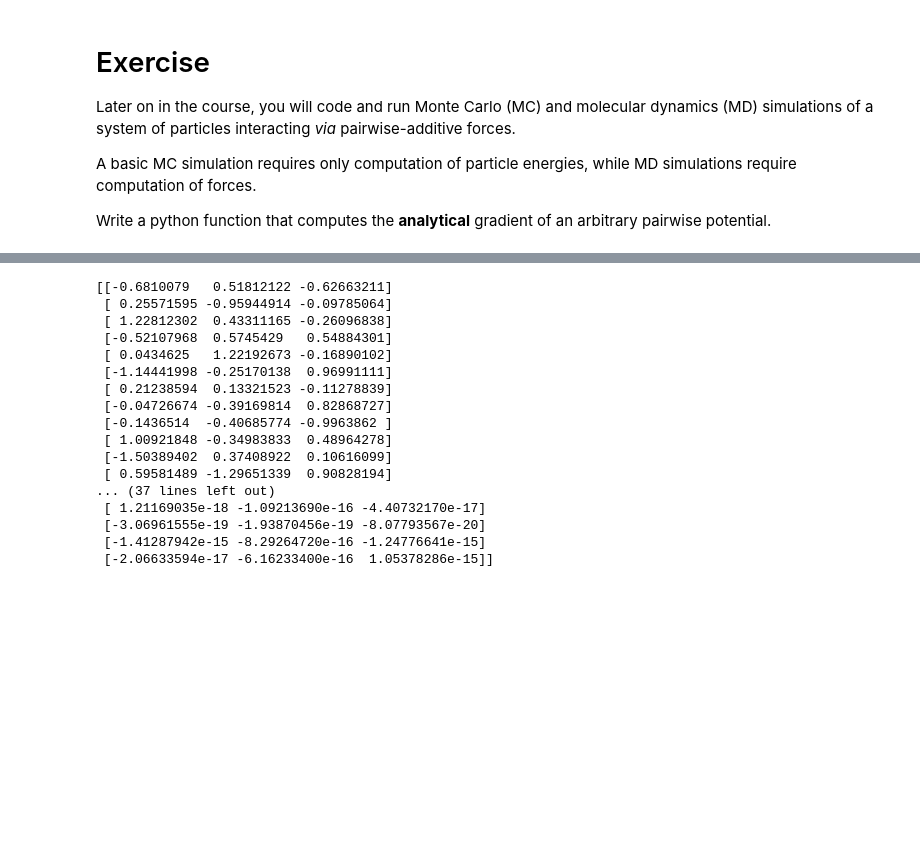
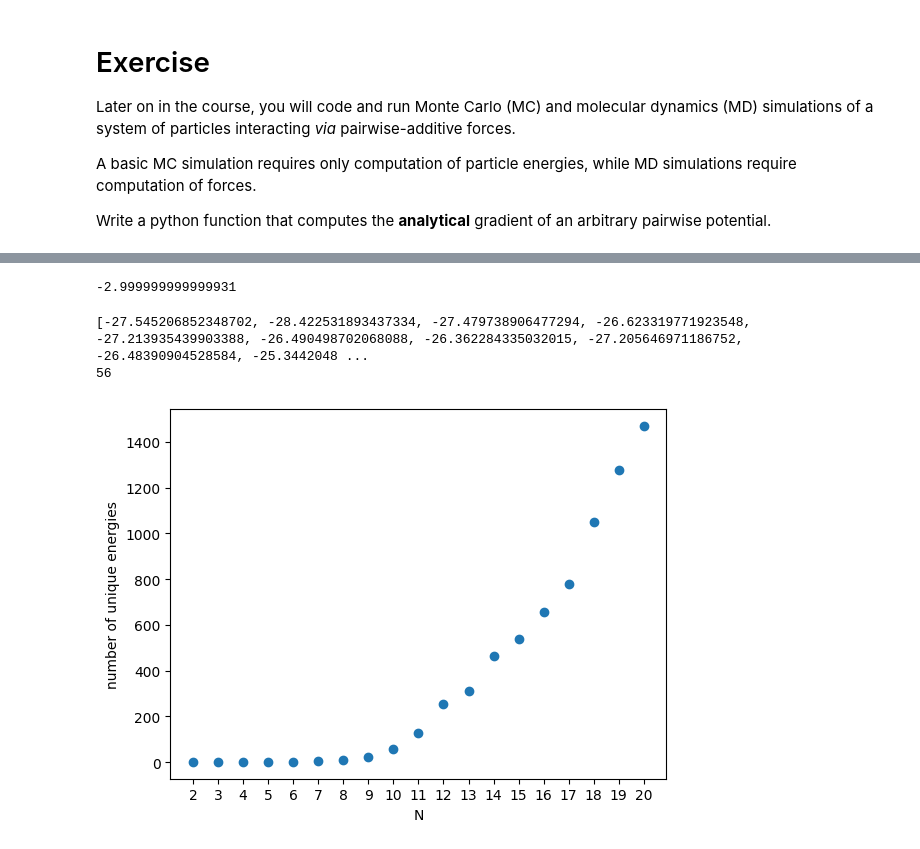
Before and after one commit to Tom20200112/comp_physics, a Jupyter notebook: Programs/compphys.ipynb, the cells around one changed output, grey strips where cells are left out. Cells and saved outputs as stored; diff of their text form; code cells hidden in the pictures; blank space fills up the shorter version.

```diff
--- a/Programs/compphys.ipynb
+++ b/Programs/compphys.ipynb
@@ -1935,27 +2123,60 @@ lj_new=np.load("config.npy")
 lj_new=lj_new.reshape((-1,3))
 print(lj_new)
 lj_new=lj_new.tolist()
-print(pairwise_potential_gradient(worked_lj_potential,lj_new,1e-8))
-print(lj_gradient_descent(lj_new,1e-6))
+print(array_norm(pairwise_potential_gradient(lj_potential_derivative,lj_new)))
+min_config=lj_gradient_descent(lj_new,1e-12,c0=0.3,tau=0.5)
+print(min_config)
 print(pairwise_potential(lj_potential,lj_new))
-print(pairwise_potential_gradient(worked_lj_potential,lj_gradient_descent(lj_new,1e-6),1e-7))
-np.save("minimum.npy",lj_gradient_descent(lj_new,1e-6))
+print(lj_energy_c(min_config))
+print(lj_gradient_c(min_config))
+print(array_norm(lj_gradient_c(min_config)))
+np.save("minimum.npy",min_config)
-# %% [output]
-[[-0.6810079   0.51812122 -0.62663211]
- [ 0.25571595 -0.95944914 -0.09785064]
- [ 1.22812302  0.43311165 -0.26096838]
- [-0.52107968  0.5745429   0.54884301]
- [ 0.0434625   1.22192673 -0.16890102]
- [-1.14441998 -0.25170138  0.96991111]
- [ 0.21238594  0.13321523 -0.11278839]
- [-0.04726674 -0.39169814  0.82868727]
- [-0.1436514  -0.40685774 -0.9963862 ]
- [ 1.00921848 -0.34983833  0.48964278]
- [-1.50389402  0.37408922  0.10616099]
- [ 0.59581489 -1.29651339  0.90828194]
-... (37 lines left out)
- [ 1.21169035e-18 -1.09213690e-16 -4.40732170e-17]
- [-3.06961555e-19 -1.93870456e-19 -8.07793567e-20]
- [-1.41287942e-15 -8.29264720e-16 -1.24776641e-15]
- [-2.06633594e-17 -6.16233400e-16  1.05378286e-15]]
+# %%
+from matplotlib import pyplot as plt
+
+unique_energies=[]
+energies=[]
+
+sup_energy=0
+
+for i in range(1000):
+    random_array = np.random.normal(0, 0.5, (3,3))
+    descent_energy=lj_energy_c(lj_gradient_descent(random_array,1e-5,c0=0.3))
+    new=False
+    if descent_energy<sup_energy:
+        sup_energy=descent_energy
+
+
+print(descent_energy)
+# %% [output]
+-2.999999999999931
+# %%
+energies=[]
+for i in range(1000):
+    random_array = np.random.normal(0, 0.5, (10,3))
+    descent_energy=lj_energy_c(lj_gradient_descent(random_array,1e-5,c0=0.3))
+    new=False
+    if all(abs(e-descent_energy)>1e-4 for e in energies):
+        energies.append(descent_energy)
+
+
+print(energies)
+print(len(energies))
+# %% [output]
+[-27.545206852348702, -28.422531893437334, -27.479738906477294, -26.623319771923548, -27.213935439903388, -26.490498702068088, -26.362284335032015, -27.205646971186752, -26.48390904528584, -25.3442048 ...
+56
+# %%
+cluster_size=[i for i in range(2,21)]
+lowest_energy=[-1,-3,-6,-9.1039,-12.7121,-16.5054,-19.8215,-24.1134,-28.4226,-32.7660,-37.9676,-44.3269,-47.8452,-52.3227,-56.8158,-61.3180,-66.5310,-72.6598,-77.1771]
+
+unique_energy_number=[1, 1, 1, 1, 2, 4, 8, 21, 59, 128, 253, 311, 462, 539, 657, 780, 1048, 1277, 1470]
+
+
+plt.scatter(cluster_size,unique_energy_number)
+plt.xlabel("N")
+plt.ylabel("number of unique energies")
+plt.xticks(range(2, 21))
+plt.savefig("unique_energies.png")
+# %% [output]
+[figure, added]
 # %%
```
Also changed, not shown: parts of 11 cells of this notebook, 27 other files.
